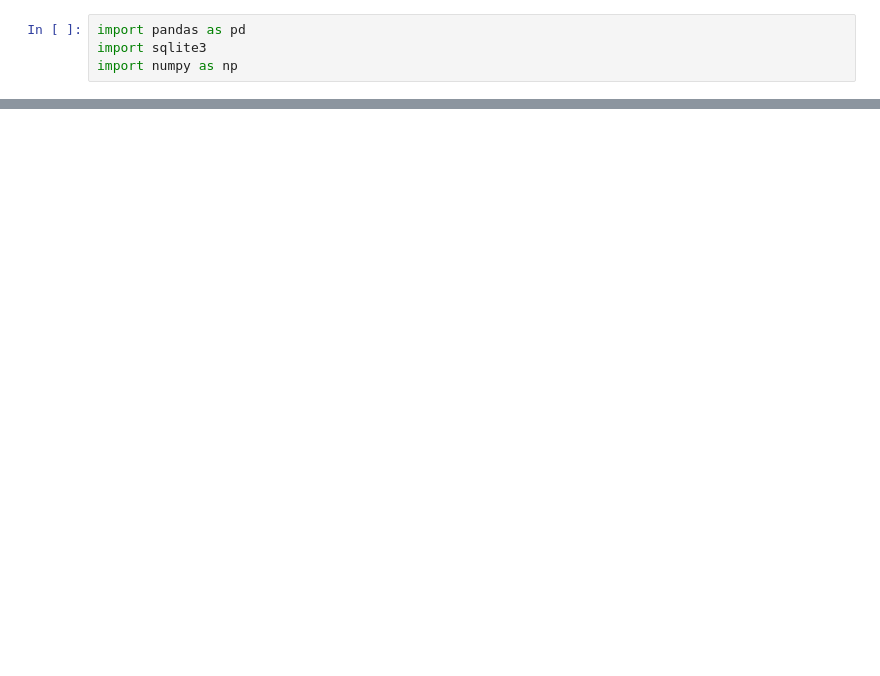
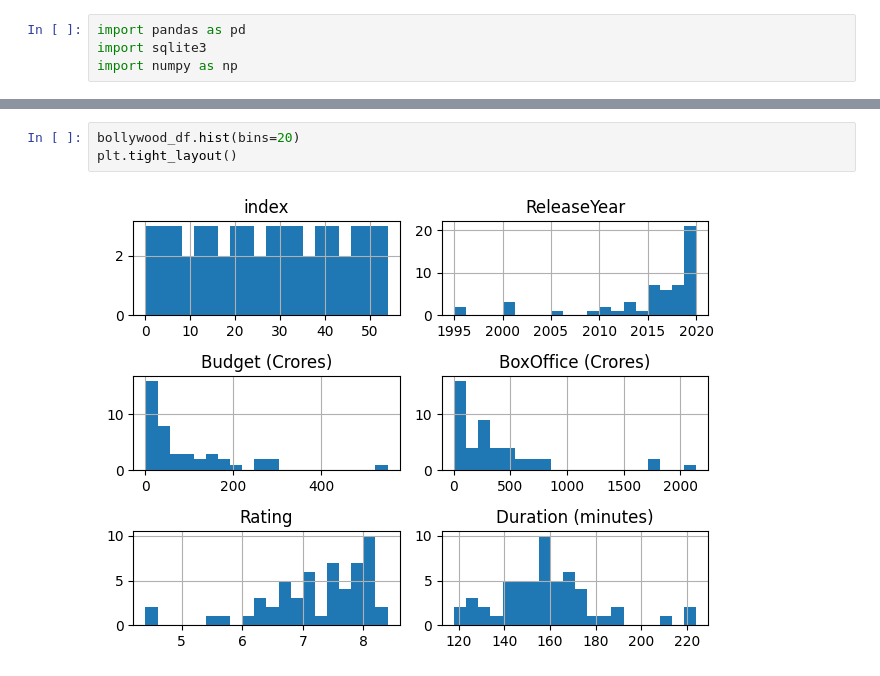
Before and after one commit to shashank-nineleaps/python_assignment, a Jupyter notebook: Final_Test_Pandas/Data_cleaning.ipynb, the cells around one changed output, grey strips where cells are left out. Saved outputs shown, nothing was run; the diff lists cells and outputs as text; blank space fills up the shorter version.

```diff
--- a/Final_Test_Pandas/Data_cleaning.ipynb
+++ b/Final_Test_Pandas/Data_cleaning.ipynb
@@ -29,0 +76,5 @@ DatabaseError: Execution failed on sql 'SELECT * FROM movies;': no such table: m
+# %%
+bollywood_df.hist(bins=20)
+plt.tight_layout()
+# %% [output]
+[figure, added]
```
Also changed, not shown: parts of 12 cells of this notebook, 1 other file.
